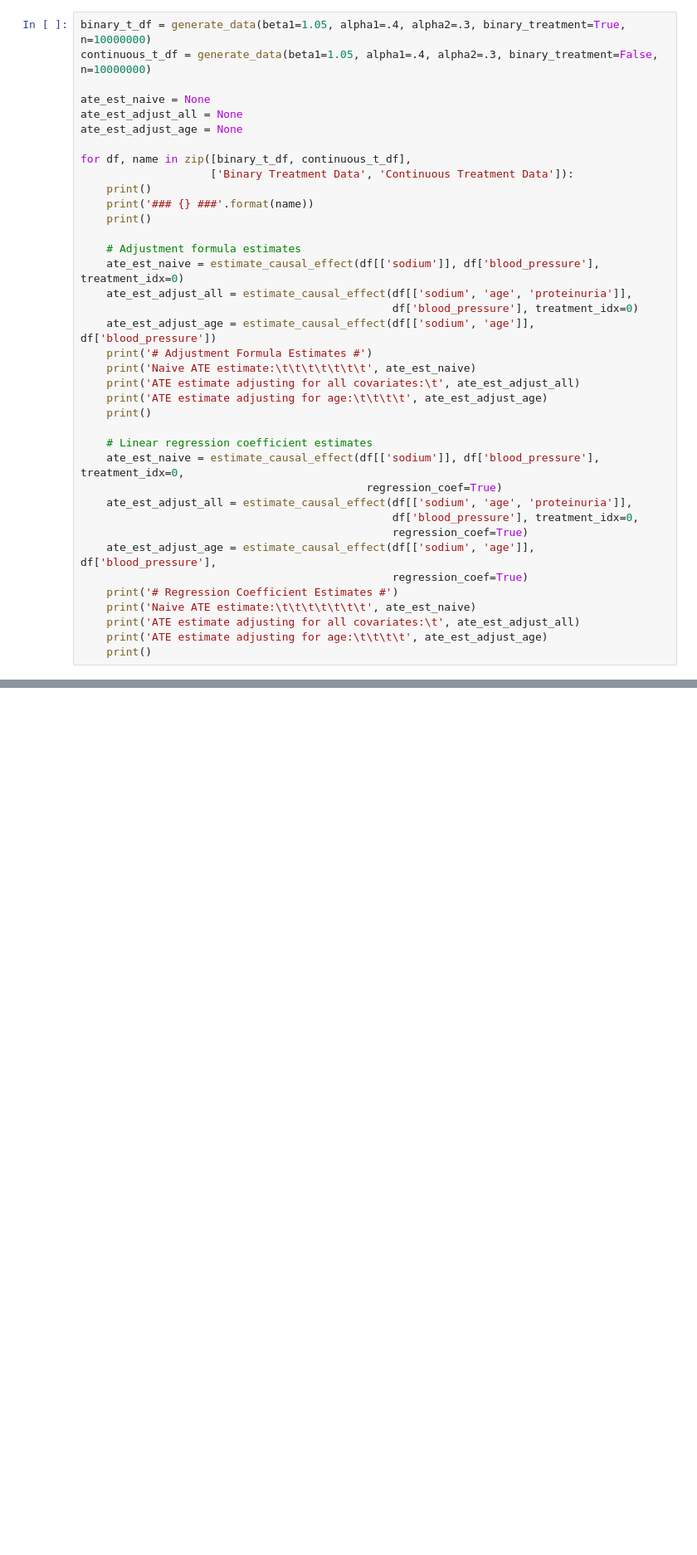
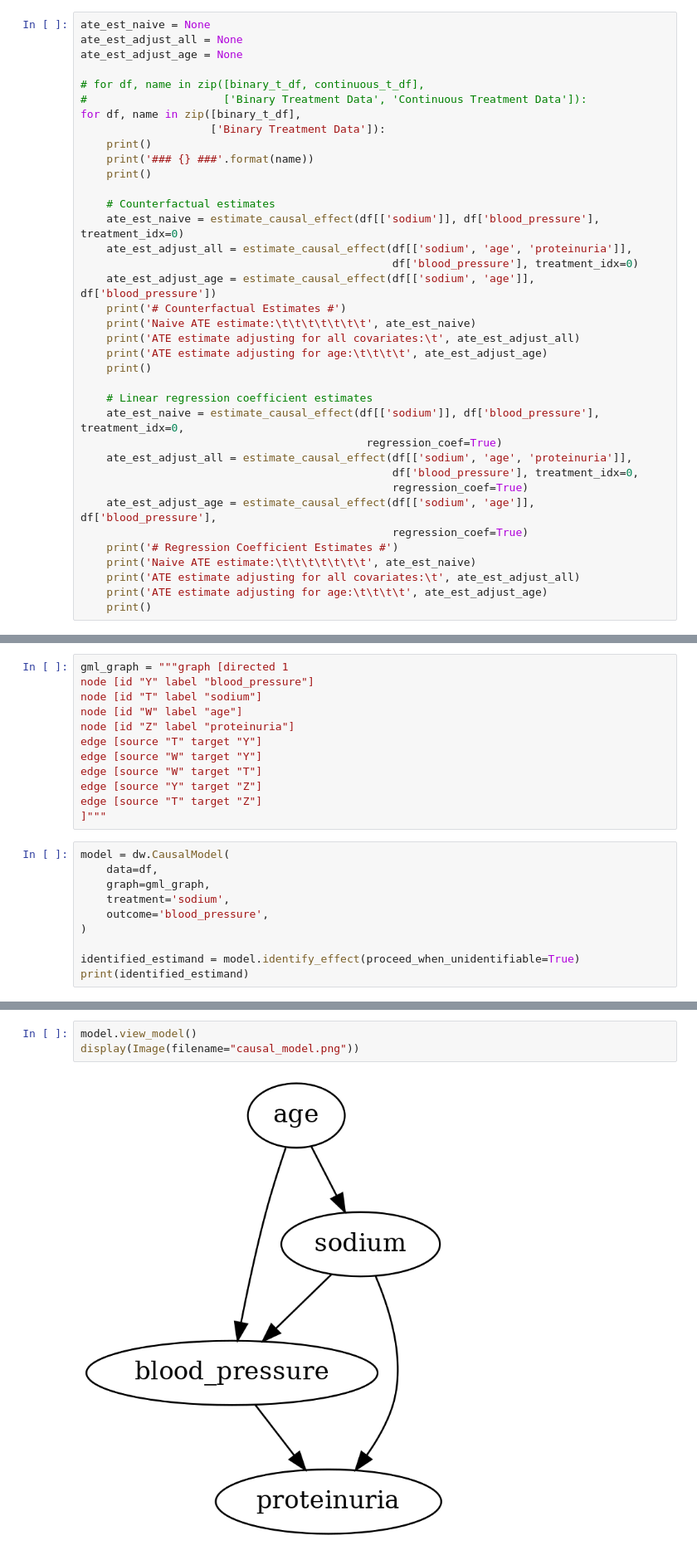
Before and after one commit to mark-baole/causal-inference, a Jupyter notebook: sodium_example.ipynb, the cells around one changed output, grey strips where cells are left out. Shown at 83% size. Drawn from its saved outputs; the diff is of its cells as text; blank space fills up the shorter version.

```diff
--- a/sodium_example.ipynb
+++ b/sodium_example.ipynb
@@ -37,23 +100,22 @@ def estimate_causal_effect(Xt, y, model=LinearRegression(), treatment_idx=0, reg
 # %%
-binary_t_df = generate_data(beta1=1.05, alpha1=.4, alpha2=.3, binary_treatment=True, n=10000000)
-continuous_t_df = generate_data(beta1=1.05, alpha1=.4, alpha2=.3, binary_treatment=False, n=10000000)
-
 ate_est_naive = None
 ate_est_adjust_all = None
 ate_est_adjust_age = None
 
-for df, name in zip([binary_t_df, continuous_t_df],
-                    ['Binary Treatment Data', 'Continuous Treatment Data']):
+# for df, name in zip([binary_t_df, continuous_t_df],
+#                     ['Binary Treatment Data', 'Continuous Treatment Data']):
+for df, name in zip([binary_t_df],
+                    ['Binary Treatment Data']):
     print()
     print('### {} ###'.format(name))
     print()
 
-    # Adjustment formula estimates
+    # Counterfactual estimates
     ate_est_naive = estimate_causal_effect(df[['sodium']], df['blood_pressure'], treatment_idx=0)
     ate_est_adjust_all = estimate_causal_effect(df[['sodium', 'age', 'proteinuria']],
                                                 df['blood_pressure'], treatment_idx=0)
     ate_est_adjust_age = estimate_causal_effect(df[['sodium', 'age']], df['blood_pressure'])
-    print('# Adjustment Formula Estimates #')
+    print('# Counterfactual Estimates #')
     print('Naive ATE estimate:\t\t\t\t\t\t\t', ate_est_naive)
     print('ATE estimate adjusting for all covariates:\t', ate_est_adjust_all)
     print('ATE estimate adjusting for age:\t\t\t\t', ate_est_adjust_age)
@@ -92,0 +220,22 @@ ATE estimate adjusting for age:                          1.0497716562238382
+# %%
+gml_graph = """graph [directed 1
+node [id "Y" label "blood_pressure"]
+node [id "T" label "sodium"]
+node [id "W" label "age"]
+node [id "Z" label "proteinuria"]
+edge [source "T" target "Y"]
+edge [source "W" target "Y"]
+edge [source "W" target "T"]
+edge [source "Y" target "Z"]
+edge [source "T" target "Z"]
+]"""
+# %%
+model = dw.CausalModel(
+    data=df,
+    graph=gml_graph,
+    treatment='sodium',
+    outcome='blood_pressure',
+)
+
+identified_estimand = model.identify_effect(proceed_when_unidentifiable=True)
+print(identified_estimand)
@@ -92,0 +260,5 @@ ATE estimate adjusting for age:                          1.0497716562238382
+# %%
+model.view_model()
+display(Image(filename="causal_model.png"))
+# %% [output]
+[figure, added]
```
Also changed, not shown: parts of 16 cells of this notebook, 2 other files.
